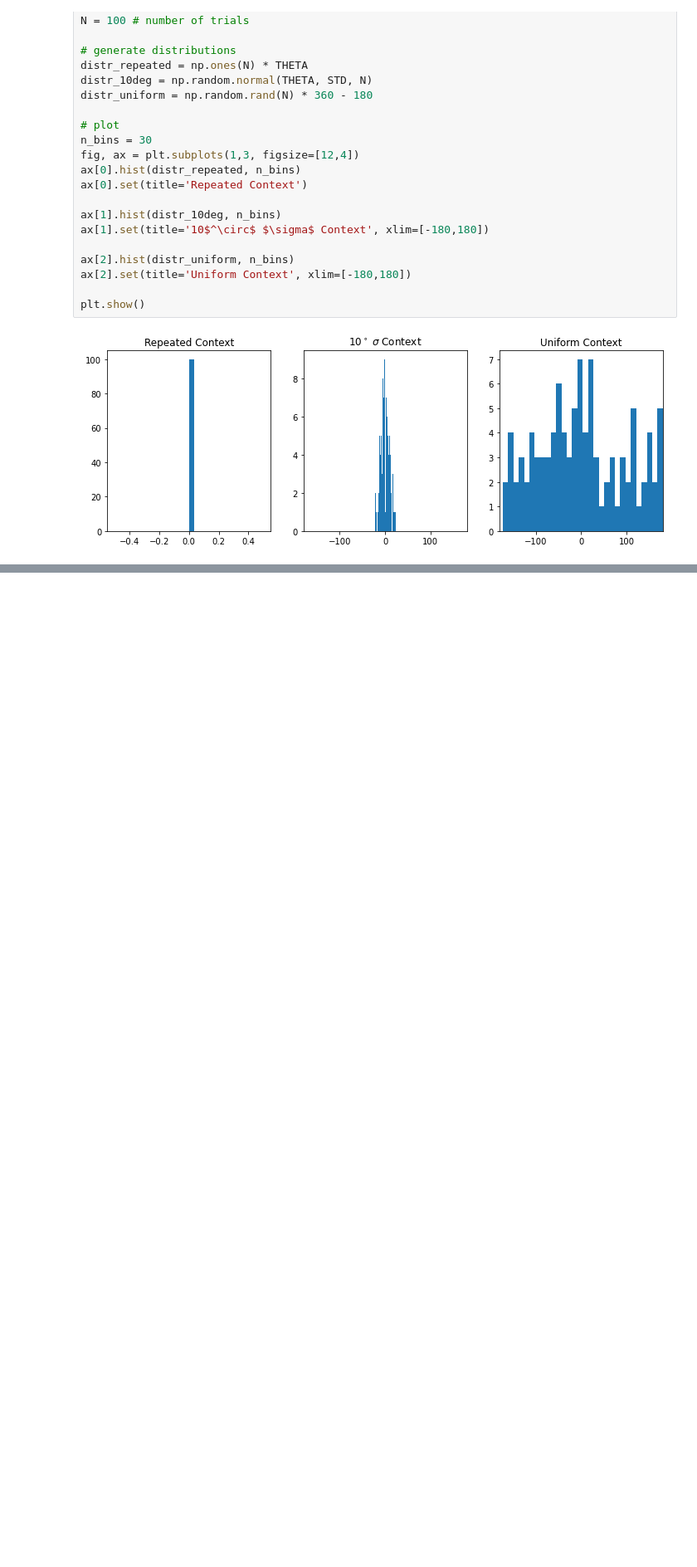
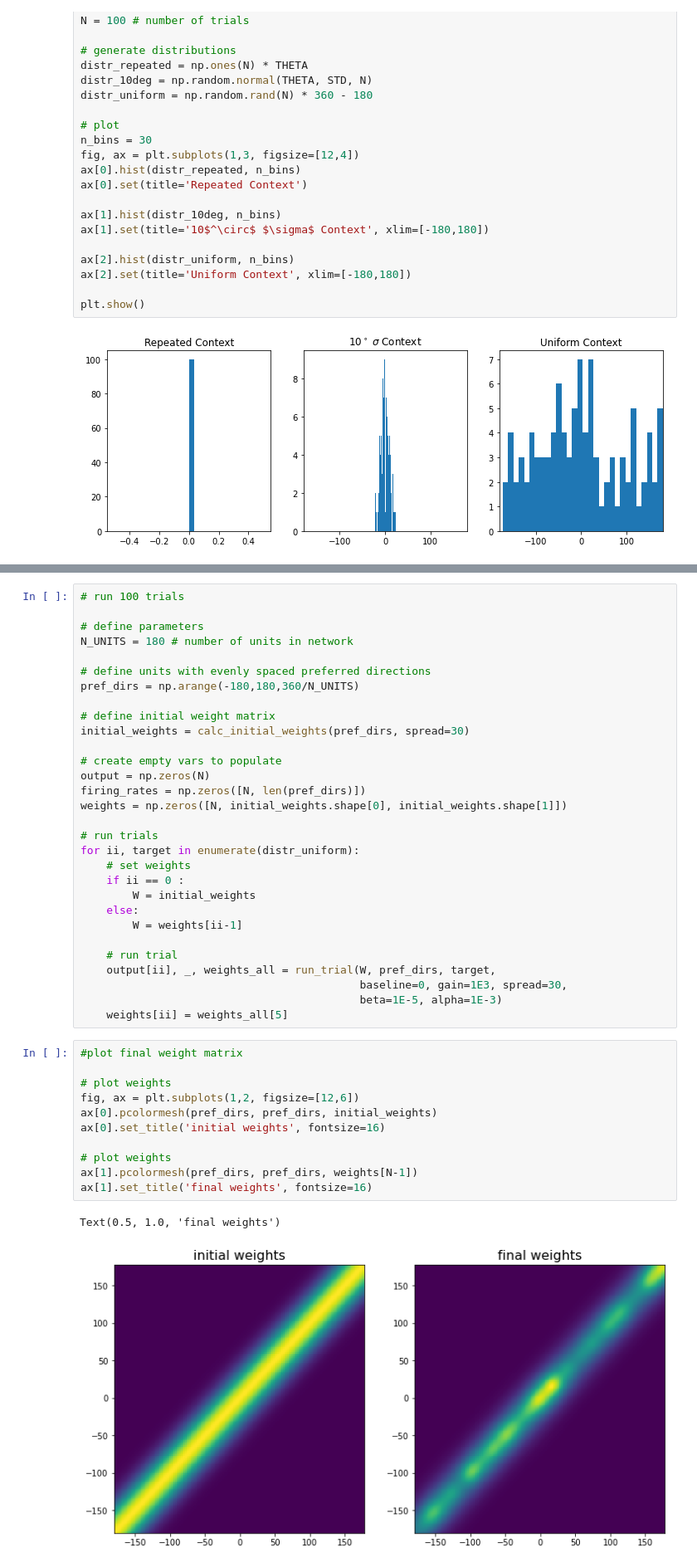
Before and after one commit to mwprestonjr/verstynen_2011_rpl, a Jupyter notebook: notebooks/verstynen_2011.ipynb, the cells around one changed output, grey strips where cells are left out. Shown at 83% size. Drawn from its saved outputs; the diff is of its cells as text; blank space fills up the shorter version.

Commit message:
test contexts from fig 1. plot final weights

```diff
--- a/notebooks/verstynen_2011.ipynb
+++ b/notebooks/verstynen_2011.ipynb
@@ -386,0 +389,44 @@ plt.show()
+# %%
+# run 100 trials
+
+# define parameters
+N_UNITS = 180 # number of units in network
+
+# define units with evenly spaced preferred directions
+pref_dirs = np.arange(-180,180,360/N_UNITS)
+
+# define initial weight matrix
+initial_weights = calc_initial_weights(pref_dirs, spread=30)
+
+# create empty vars to populate
+output = np.zeros(N)
+firing_rates = np.zeros([N, len(pref_dirs)])
+weights = np.zeros([N, initial_weights.shape[0], initial_weights.shape[1]])
+
+# run trials
+for ii, target in enumerate(distr_uniform):
+    # set weights
+    if ii == 0 :
+        W = initial_weights
+    else:
+        W = weights[ii-1]
+
+    # run trial
+    output[ii], _, weights_all = run_trial(W, pref_dirs, target,
+                                           baseline=0, gain=1E3, spread=30,
+                                           beta=1E-5, alpha=1E-3)
+    weights[ii] = weights_all[5]
+# %%
+#plot final weight matrix
+
+# plot weights
+fig, ax = plt.subplots(1,2, figsize=[12,6])
+ax[0].pcolormesh(pref_dirs, pref_dirs, initial_weights)
+ax[0].set_title('initial weights', fontsize=16)
+
+# plot weights
+ax[1].pcolormesh(pref_dirs, pref_dirs, weights[N-1])
+ax[1].set_title('final weights', fontsize=16)
+# %% [output]
+Text(0.5, 1.0, 'final weights')
+[figure, added]
```
Also changed, not shown: parts of 3 cells of this notebook.
